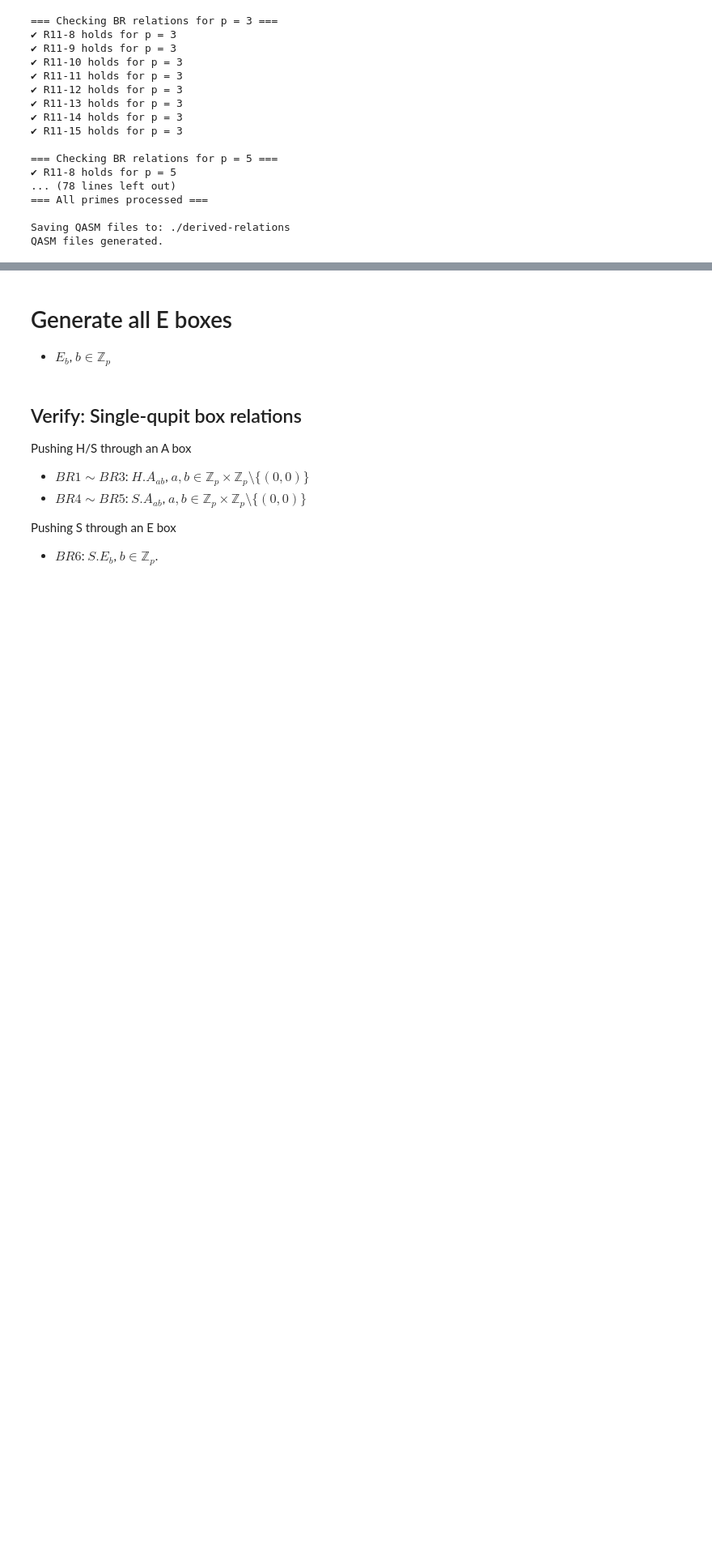
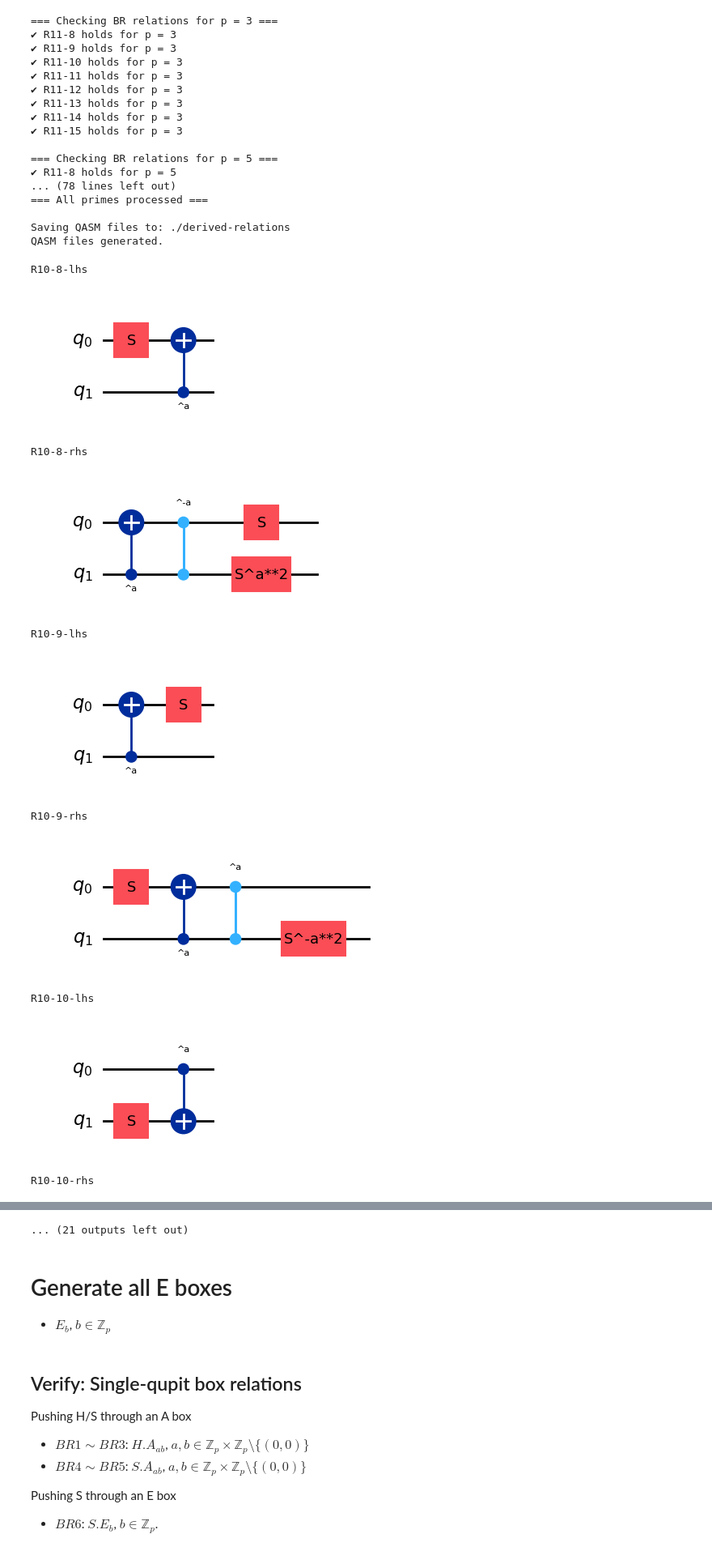
Before and after one commit to SarahMMMLi/QuditClifford, a Jupyter notebook: notebooks/DerivedRelations-Soundness.ipynb, the cells around one changed output, grey strips where cells are left out. Shown at 81% size. Cells and saved outputs as stored; diff of their text form; code cells hidden in the pictures; blank space fills up the shorter version.

```diff
--- a/notebooks/DerivedRelations-Soundness.ipynb
+++ b/notebooks/DerivedRelations-Soundness.ipynb
@@ -1615,0 +1725,14 @@ QASM files generated.
+# %%
+generate_S_XC_generalised(23)
+# %% [output]
+R10-8-lhs
+[figure, added]
+R10-8-rhs
+[figure, added]
+R10-9-lhs
+[figure, added]
+R10-9-rhs
+[figure, added]
+R10-10-lhs
+[figure, added]
+R10-10-rhs
@@ -1616,3 +1740,4 @@ QASM files generated.
+... (21 outputs left out)
 # %% [markdown]
 # Generate all E boxes
 - $E_{b}$, $b \in \mathbb{Z}_p$
```
Also changed, not shown: parts of 2 cells of this notebook, 16 other files.
